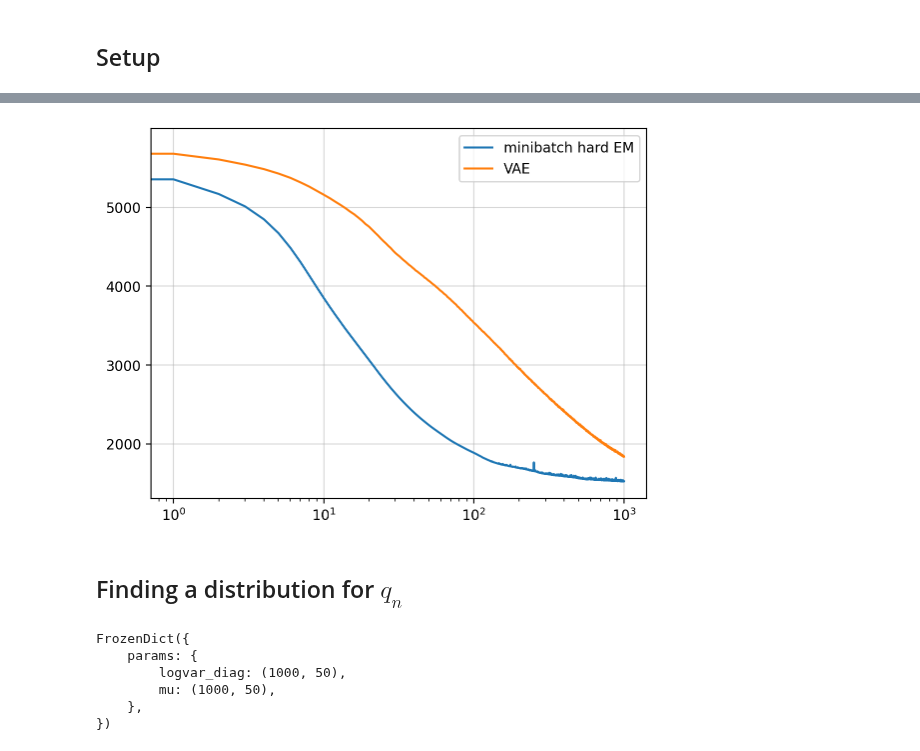
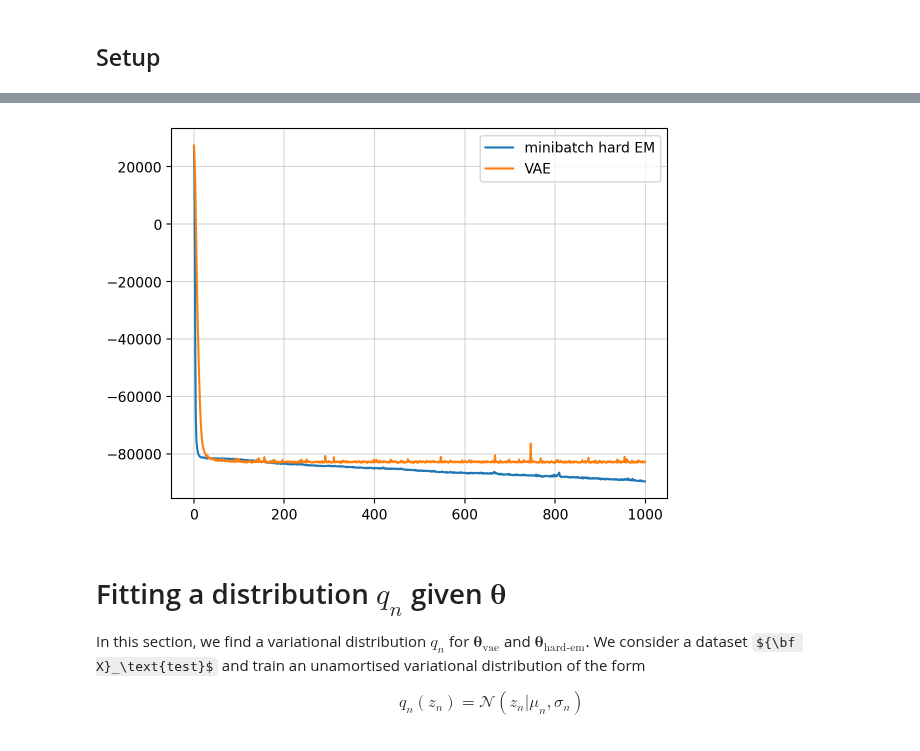
Before and after one commit to gerdm/hard-em-lvm, a Jupyter notebook: notebooks/12-hard-em-ipl-vae.ipynb, the cells around one changed output, grey strips where cells are left out. Drawn from its saved outputs; the diff is of its cells as text; code cells hidden in the pictures; some formulas as TeX source.

```diff
--- a/notebooks/12-hard-em-ipl-vae.ipynb
+++ b/notebooks/12-hard-em-ipl-vae.ipynb
@@ -78,5 +50,5 @@ key = jax.random.PRNGKey(314)
 key_vae, key_hard_em, key_test = jax.random.split(key, 3)
 # %%
 dim_latent = 50
-n_epochs = 1000
+n_epochs = 1_000
 # %% [markdown]
@@ -102,17 +74,17 @@ class Encoder(nn.Module):
 key_params_init, key_eps_init, key_train = jax.random.split(key_vae, 3)
 # %%
 batch_size = 200
-n_hidden = 100
+n_hidden = 50
 batch_init = jnp.ones((batch_size, dim_obs))
 
-Decoder = hlax.models.HomkDecoder
+Decoder = hlax.models.DiagDecoder
 model = hlax.models.VAE_IW(dim_latent, dim_obs, Encoder, Decoder)
 
 params_init = model.init(key_params_init, batch_init, key_eps_init, num_samples=3)
 # %%
 tx = optax.adam(1e-3)
 state = TrainState.create(
-    apply_fn=partial(model.apply, num_samples=50),
+    apply_fn=partial(model.apply, num_samples=10),
     params=params_init,
     tx=tx
 )
@@ -135,7 +109,8 @@ hist_vae_mll = -jnp.array(hist_vae_loss)
 # %%
 %%time
 
-decoder = hlax.models.HomkDecoder(dim_obs, dim_latent)
+# decoder = hlax.models.HomkDecoder(dim_obs, dim_latent)
+decoder = hlax.models.DiagDecoder(dim_obs, dim_latent)
 lossfn = hlax.hard_decoder.loss_hard_nmll
 
 tx_params = optax.adam(1e-3)
@@ -146,16 +121,16 @@ key_init, key_step = jax.random.split(key_hard_em)
 states = hlax.hard_decoder.initialise_state(key, decoder, tx_params,
                                             tx_latent, X_train, dim_latent)
 opt_states, target_states = states
-params_decoder, z_decoder = target_states
+params_decoder_hem, z_decoder = target_states
 
 
-n_its_params, n_its_latent = 20, 30
-nll_hist = []
+n_its_params, n_its_latent = 5, 20
+hist_hem_loss = []
 for e in tqdm(range(n_epochs)):
-    res = hlax.hard_decoder.train_epoch_adam(key_step, params_decoder, z_decoder,
+    res = hlax.hard_decoder.train_epoch_adam(key_step, params_decoder_hem, z_decoder,
                                         opt_states, X_train, batch_size, decoder, tx_params, tx_latent,
                                         n_its_params, n_its_latent, lossfn)
-    nll, params_decoder, z_decoder, opt_states = res
-    nll_hist.append(nll)
+    nll, params_decoder_hem, z_decoder, opt_states = res
+    hist_hem_loss.append(nll)
     print(f"{nll:0.4e}", end="\r")
 # %% [output]
@@ -164,10 +139,15 @@ Wall time: 11 s
 # %%
-plt.plot(nll_hist, label="minibatch hard EM")
+plt.plot(hist_hem_loss, label="minibatch hard EM")
 plt.plot(hist_vae_loss, label="VAE")
 plt.legend()
-plt.xscale("log")
 plt.grid(alpha=0.5)
 # %% [output]
-[figure, old version]
+[figure, new version]
 # %% [markdown]
-## Finding a distribution for $q_n$
+# Fitting a distribution $q_n$ given $\boldsymbol\theta$
+
+In this section, we find a variational distribution $q_n$ for $\boldsymbol\theta_\text{vae}$ and $\boldsymbol\theta_\text{hard-em}$. We consider a dataset ${\bf X}_\text{test}$ and train an unamortised variational distribution of the form
+
+$$
+    q_n(z_n) = \mathcal{N}(z_n \vert \mu_n, \sigma_n)
+$$
@@ -203,19 +158,0 @@ class GaussEncoder(nn.Module):
-# %%
-q_approx = GaussEncoder(dim_latent)
-
-n_samples, dim_latent = z_decoder.shape
-params_latent = jax.vmap(q_approx.init)(keys_test, keys_test)
-
-# Set initial mean parameters to estimated latent parameters
-params_latent = unfreeze(params_latent)
-params_latent["params"].update(mu=z_decoder, logvar_diag=-5 * jnp.ones_like(z_decoder))
-# params_latent["params"].update(mu=z_decoder)
-params_latent = freeze(params_latent)
-jax.tree_map(jnp.shape, params_latent)
-# %% [output]
-FrozenDict({
-    params: {
-        logvar_diag: (1000, 50),
-        mu: (1000, 50),
-    },
-})
```
Also changed, not shown: parts of 36 cells of this notebook, 1 other file.
